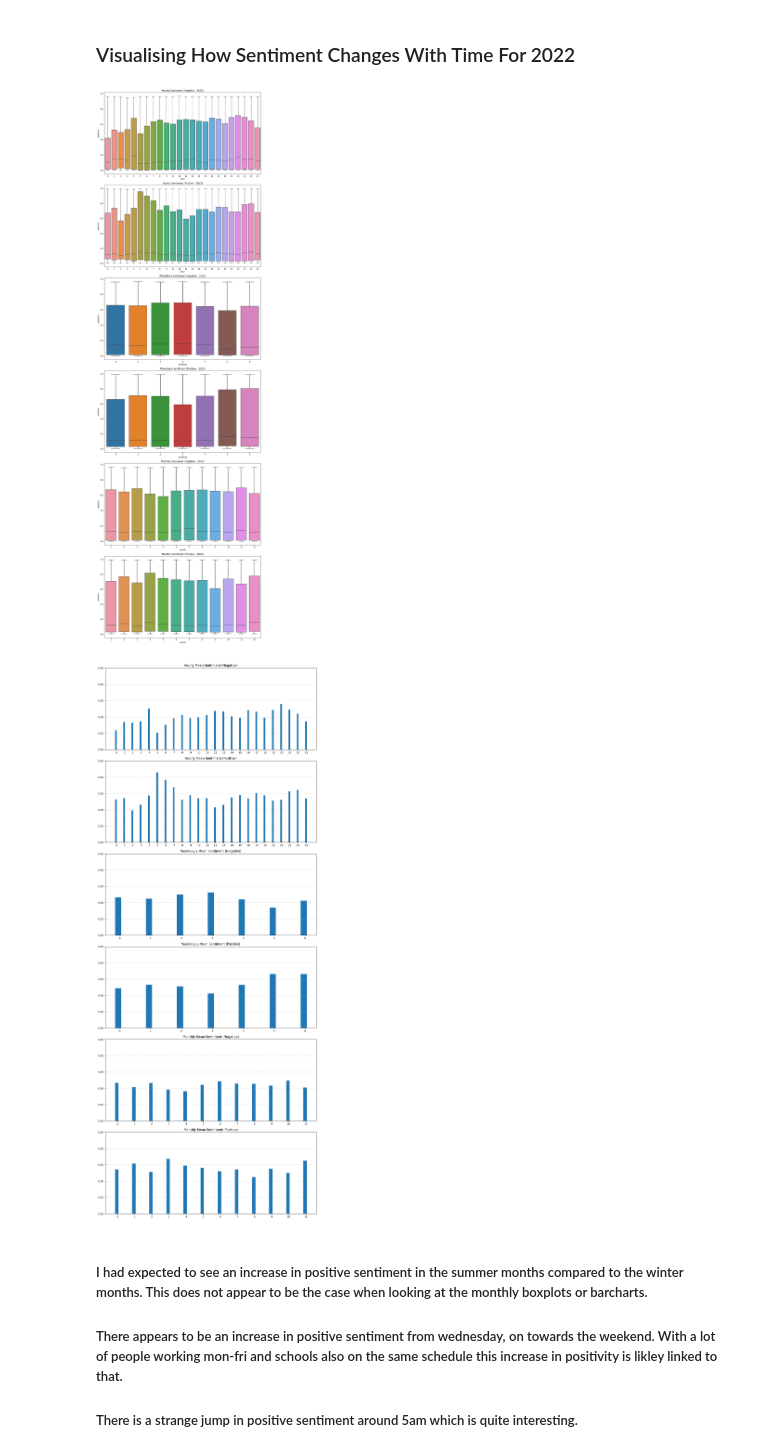
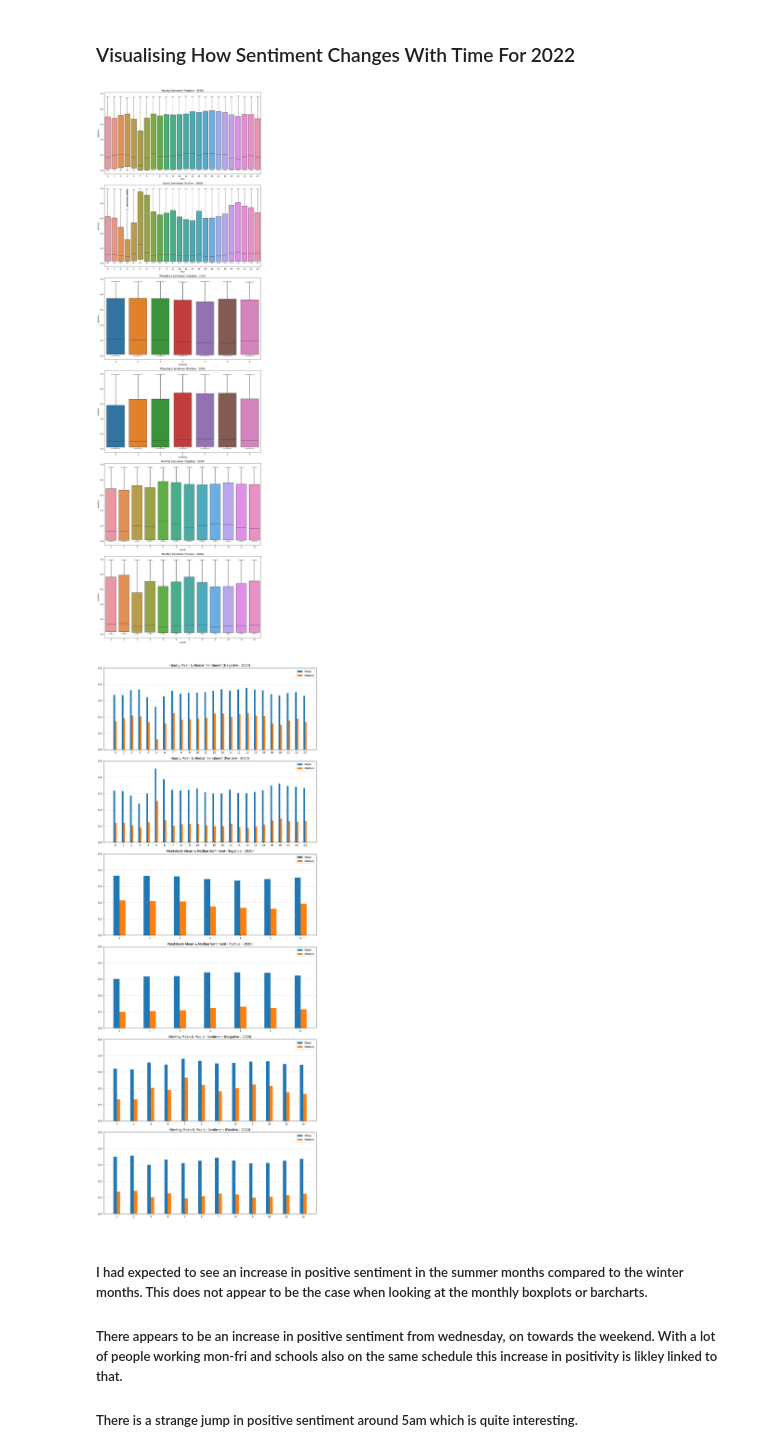
Before and after one commit to christywastaken/twitter-sentiment-analysis, a Jupyter notebook: twitter_sentiment_analysis.ipynb, the cells around one changed output. Drawn from its saved outputs; the diff is of its cells as text; code cells hidden in the pictures.

```diff
--- a/twitter_sentiment_analysis.ipynb
+++ b/twitter_sentiment_analysis.ipynb
@@ -274,13 +256,12 @@ fig, axes = plt.subplots(1,3, figsize=(15,5))
 
 sentiment_list = ['negative', 'neutral', 'positive']
 for i, sentiment in enumerate(sentiment_list):
-    axes[i].hist(sentiment_tweet_df[sentiment], bins=20, edgecolor='black')
+    axes[i].hist(sentiment_tweet_df_2020[sentiment], bins=20, edgecolor='black')
     axes[i].set_title(f'Histogram of {sentiment.capitalize()} Sentiment Scores for\n(Higher Scores = More {sentiment.capitalize()})', fontsize=10)
     axes[i].set_xlabel('Sentiment Score (0-1, 0.05 bins)')
     axes[i].set_ylabel('Frequency')
 
 
 plt.subplots_adjust(wspace=0.3)
-
 plt.show()
 # %% [output]
@@ -288,15 +269,10 @@ plt.show()
 # %%
-# Converting created_at to datetime and store SQL
+# Removing timezone info
 with SQLContextManager('twitter_sentiment_analysis.db') as connection:
-    sentiment_tweet_df['created_at'] = pd.to_datetime(sentiment_tweet_df['created_at'], format='%a %b %d %H:%M:%S %z %Y')
-    sentiment_tweet_df.to_sql('all_2022_sentiment_test', connection, if_exists='replace', index=False)
+    query = "SELECT * FROM all_2020_sentiment"
+    sentiment_df_2020 = pd.read_sql(query, connection)
+    sentiment_df_2020['created_at'] = pd.to_datetime(sentiment_df_2020['created_at']).dt.tz_localize(None)
+    sentiment_df_2020.to_sql('all_2022_sentiment', connection,if_exists='replace', index=False)
-# %%
-# Removing timezone info
-with SQLContextManager('twitter_sentiment_analysis.db') as connection:
-    query = "SELECT * FROM all_2022_sentiment"
-    sentiment_df = pd.read_sql(query, connection)
-    sentiment_df['created_at'] = pd.to_datetime(sentiment_df['created_at']).dt.tz_localize(None)
-    sentiment_df.to_sql('all_2022_sentiment', connection,if_exists='replace', index=False)
 # %%
 
 
@@ -307,49 +283,55 @@ with SQLContextManager('twitter_sentiment_analysis.db') as connection:
 # %% [markdown]
 ### Visualising How Sentiment Changes With Time For 2022
 # %%
+import numpy as np
 import seaborn as sns
-sentiment_df['created_at'] = pd.to_datetime(sentiment_df['created_at'])
-sentiment_df['hour'] = sentiment_df['created_at'].dt.hour
-sentiment_df['weekday'] = sentiment_df['created_at'].dt.weekday
-sentiment_df['month'] = sentiment_df['created_at'].dt.month
+sentiment_df_2020['created_at'] = pd.to_datetime(sentiment_df_2020['created_at'])
+sentiment_df_2020['hour'] = sentiment_df_2020['created_at'].dt.hour
+sentiment_df_2020['weekday'] = sentiment_df_2020['created_at'].dt.weekday
+sentiment_df_2020['month'] = sentiment_df_2020['created_at'].dt.month
 
 fig, axes = plt.subplots(6,1,figsize=(12,40))
 
 period_list = ['hour', 'weekday', 'month']
 sentiment_list = ['negative', 'positive']
 
 i = 0
 for period in period_list:
     for sentiment in sentiment_list:
-        sns.boxplot(x=period, y=sentiment, data=sentiment_df, ax=axes[i])
-        axes[i].set_title(f'{period.capitalize()}ly Sentiment ({sentiment.capitalize()} - 2022)')
+        sns.boxplot(x=period, y=sentiment, data=sentiment_df_2020, ax=axes[i])
+        axes[i].set_title(f'{period.capitalize()}ly Sentiment ({sentiment.capitalize()} - 2020)')
         i += 1
 
 plt.tight_layout()
 plt.show()
 
 
 fig, axes = plt.subplots(6,1,figsize=(12,30))
 i = 0
 for period in period_list:
-    grouped_mean = sentiment_df.groupby(period).mean()
+    grouped_mean = sentiment_df_2020.groupby(period).mean(numeric_only=True)
+    grouped_median = sentiment_df_2020.groupby(period).median(numeric_only=True)
     index = grouped_mean.index
     x = np.arange(len(index))
     width = 0.2
     for sentiment in sentiment_list:
         mean_values = grouped_mean[sentiment]
-        axes[i].bar(x - width/4, mean_values, width, label='Mean')
-        axes[i].set_title(f'{period.capitalize()}ly Mean Sentiment ({sentiment.capitalize()})')
+        median_values = grouped_median[sentiment]
+        axes[i].bar(x - width/2, mean_values, width, label='Mean')
+        axes[i].bar(x + width/2, median_values, width, label='Median')
+        axes[i].set_title(f'{period.capitalize()}ly Mean & Median Sentiment ({sentiment.capitalize()} - 2020)')
         axes[i].set_xticks(x)
+        axes[i].set_xticklabels(index)
         axes[i].yaxis.grid(True, linestyle='--', linewidth=0.5)
-        axes[i].set_ylim(0.2,0.45)
+        axes[i].set_ylim(0.0,0.5)
+        axes[i].legend()
         i += 1
 
 plt.tight_layout()
 plt.show()
 # %% [output]
-[figure, old version]
+[figure, new version]
-[figure, old version]
+[figure, new version]
 # %% [markdown]
 ##### I had expected to see an increase in positive sentiment in the summer months compared to the winter months. This does not appear to be the case when looking at the monthly boxplots or barcharts.
 
```
Also changed, not shown: parts of 34 cells of this notebook, 1 other file.
